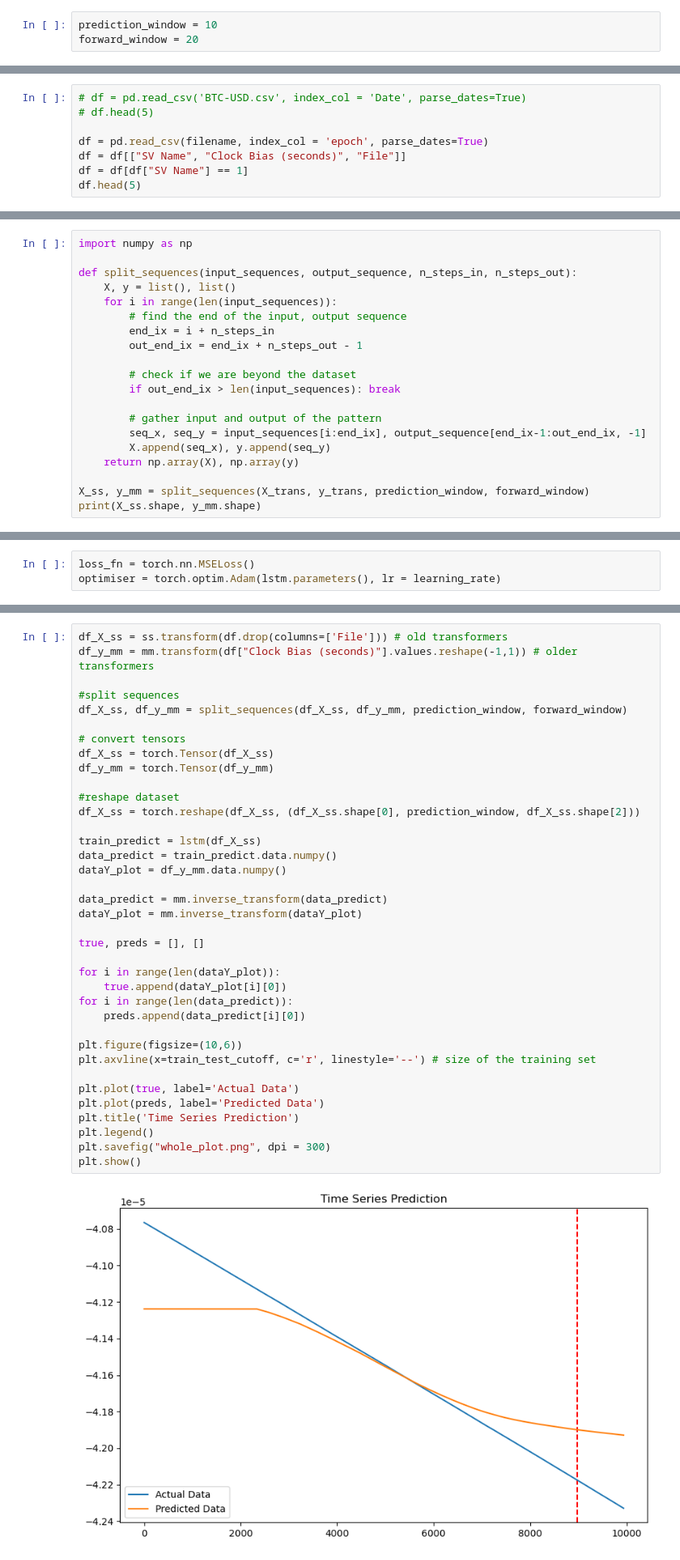
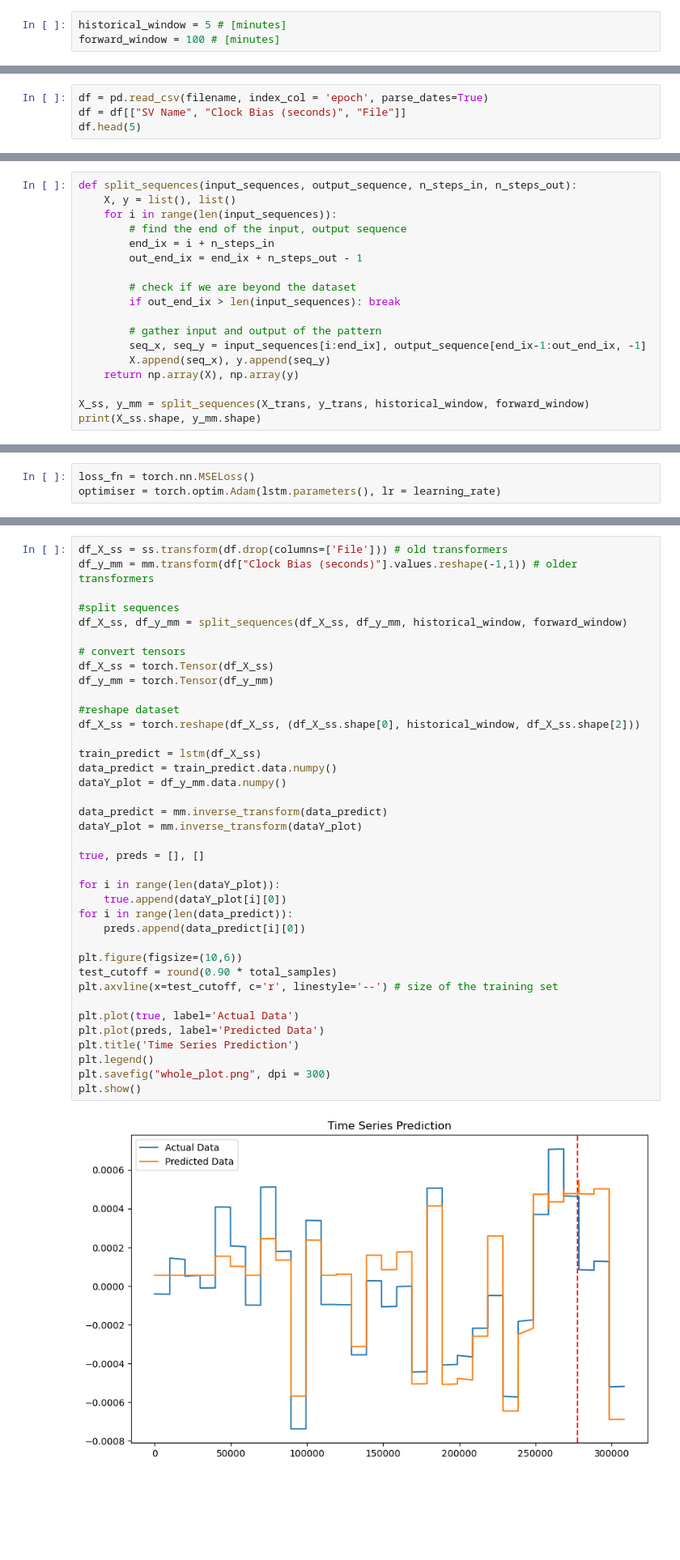
Before and after one commit to marilynbraojos/gps_clock_drift_estimation, a Jupyter notebook: minimum_viable_product/multivariate_lstm_mvp.ipynb, the cells around one changed output, grey strips where cells are left out. Shown: that part at 81% size. Drawn from its saved outputs; the diff is of its cells as text; blank space fills up the shorter version.

```diff
--- a/minimum_viable_product/multivariate_lstm_mvp.ipynb
+++ b/minimum_viable_product/multivariate_lstm_mvp.ipynb
@@ -26,5 +29,5 @@ Now, that we have completed the tutorial let's apply this to our data.
 # %%
-prediction_window = 10
-forward_window = 20
+historical_window = 5 # [minutes]
+forward_window = 100 # [minutes]
 # %%
 filename = "5_resampled_1min_interval.csv"
@@ -69,10 +34,6 @@ df.describe()
 # %%
-# df = pd.read_csv('BTC-USD.csv', index_col = 'Date', parse_dates=True)
-# df.head(5)
-
 df = pd.read_csv(filename, index_col = 'epoch', parse_dates=True)
 df = df[["SV Name", "Clock Bias (seconds)", "File"]]
-df = df[df["SV Name"] == 1]
 df.head(5)
 # %% [output]
 |  | SV Name | Clock Bias (seconds) | File |
@@ -150,6 +80,4 @@ This is the "fiddly" part. We want to feed 100 samples, up to the current day, a
 # %%
-import numpy as np
-
 def split_sequences(input_sequences, output_sequence, n_steps_in, n_steps_out):
     X, y = list(), list()
     for i in range(len(input_sequences)):
@@ -165,6 +93,6 @@ def split_sequences(input_sequences, output_sequence, n_steps_in, n_steps_out):
         X.append(seq_x), y.append(seq_y)
     return np.array(X), np.array(y)
 
-X_ss, y_mm = split_sequences(X_trans, y_trans, prediction_window, forward_window)
+X_ss, y_mm = split_sequences(X_trans, y_trans, historical_window, forward_window)
 print(X_ss.shape, y_mm.shape)
 # %% [output]
@@ -434,37 +394,38 @@ df_X_ss = ss.transform(df.drop(columns=['File'])) # old transformers
 df_y_mm = mm.transform(df["Clock Bias (seconds)"].values.reshape(-1,1)) # older transformers
 
 #split sequences
-df_X_ss, df_y_mm = split_sequences(df_X_ss, df_y_mm, prediction_window, forward_window)
+df_X_ss, df_y_mm = split_sequences(df_X_ss, df_y_mm, historical_window, forward_window)
 
 # convert tensors
 df_X_ss = torch.Tensor(df_X_ss)
 df_y_mm = torch.Tensor(df_y_mm)
 
 #reshape dataset
-df_X_ss = torch.reshape(df_X_ss, (df_X_ss.shape[0], prediction_window, df_X_ss.shape[2]))
+df_X_ss = torch.reshape(df_X_ss, (df_X_ss.shape[0], historical_window, df_X_ss.shape[2]))
 
 train_predict = lstm(df_X_ss)
 data_predict = train_predict.data.numpy()
 dataY_plot = df_y_mm.data.numpy()
 
 data_predict = mm.inverse_transform(data_predict)
 dataY_plot = mm.inverse_transform(dataY_plot)
 
 true, preds = [], []
 
 for i in range(len(dataY_plot)):
     true.append(dataY_plot[i][0])
 for i in range(len(data_predict)):
     preds.append(data_predict[i][0])
 
 plt.figure(figsize=(10,6))
-plt.axvline(x=train_test_cutoff, c='r', linestyle='--') # size of the training set
+test_cutoff = round(0.90 * total_samples)
+plt.axvline(x=test_cutoff, c='r', linestyle='--') # size of the training set
 
 plt.plot(true, label='Actual Data')
 plt.plot(preds, label='Predicted Data')
 plt.title('Time Series Prediction')
 plt.legend()
 plt.savefig("whole_plot.png", dpi = 300)
 plt.show()
 # %% [output]
-[figure, old version]
+[figure, new version]
```
Also changed, not shown: parts of 52 cells of this notebook, 2 other files.
